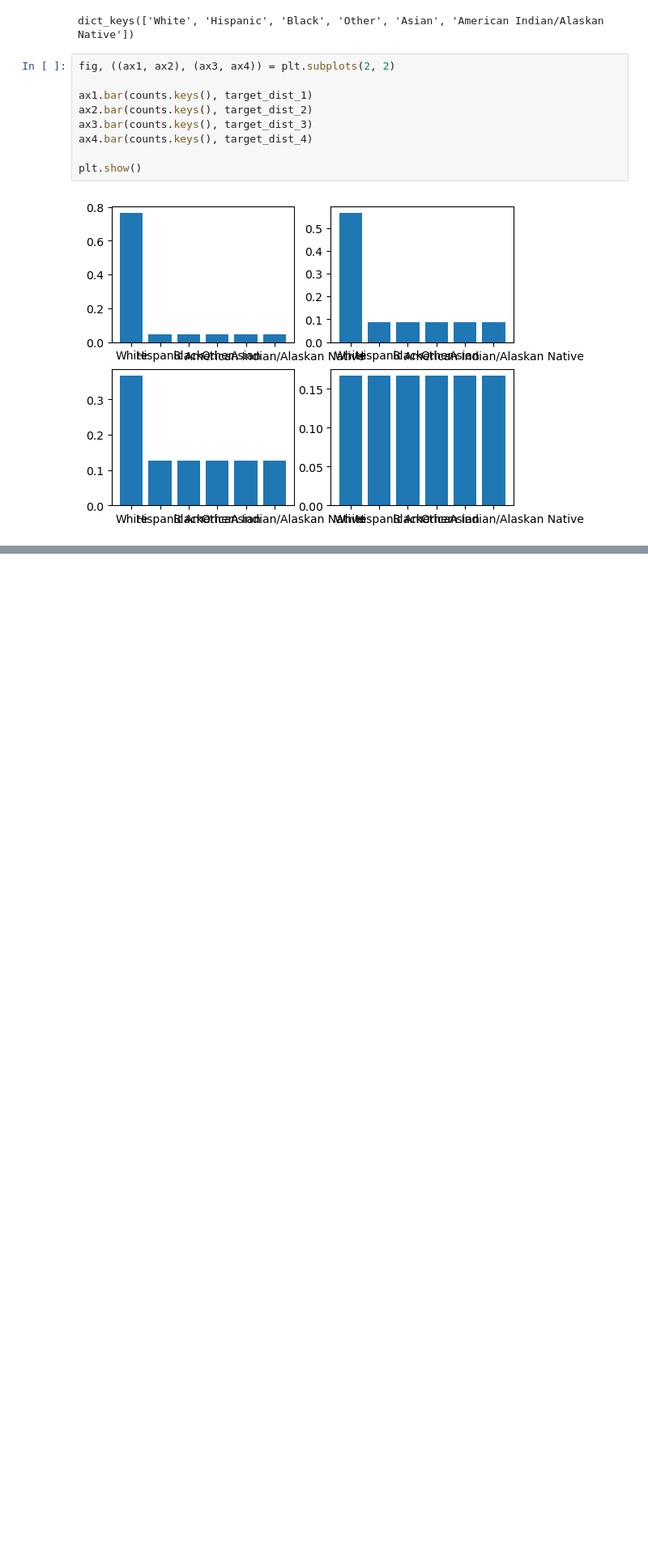
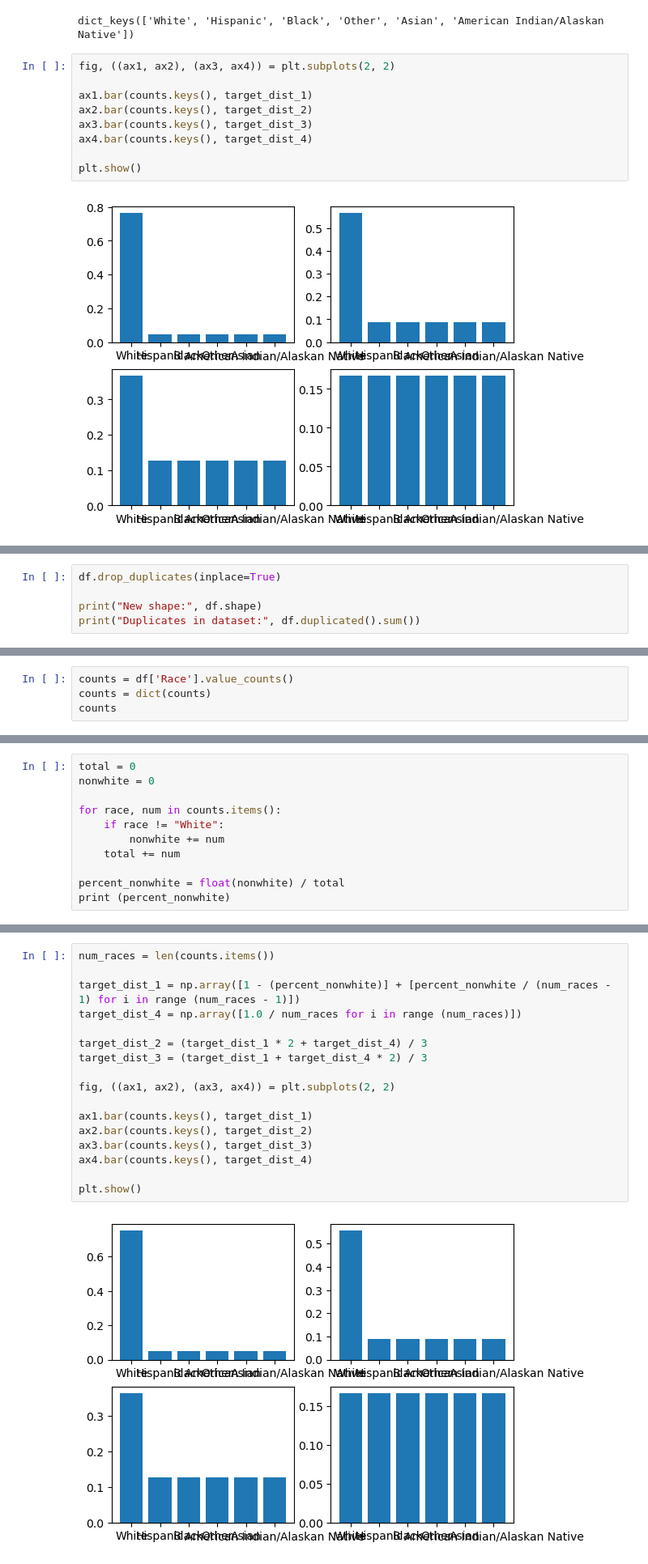
Before and after one commit to asmikumar/aidms, a Jupyter notebook: tests.ipynb, the cells around one changed output, grey strips where cells are left out. Shown: that part at 81% size. Saved outputs shown, nothing was run; the diff lists cells and outputs as text; blank space fills up the shorter version.

```diff
--- a/tests.ipynb
+++ b/tests.ipynb
@@ -150,0 +111,5 @@ plt.bar(counts.keys(), target_dist_1)
+# %%
+df.drop_duplicates(inplace=True)
+
+print("New shape:", df.shape)
+print("Duplicates in dataset:", df.duplicated().sum())
@@ -150,0 +119,4 @@ plt.bar(counts.keys(), target_dist_1)
+# %%
+counts = df['Race'].value_counts()
+counts = dict(counts)
+counts
@@ -150,0 +130,11 @@ plt.bar(counts.keys(), target_dist_1)
+# %%
+total = 0
+nonwhite = 0
+
+for race, num in counts.items():
+    if race != "White":
+        nonwhite += num
+    total += num
+
+percent_nonwhite = float(nonwhite) / total
+print (percent_nonwhite)
@@ -150,0 +143,19 @@ plt.bar(counts.keys(), target_dist_1)
+# %%
+num_races = len(counts.items())
+
+target_dist_1 = np.array([1 - (percent_nonwhite)] + [percent_nonwhite / (num_races - 1) for i in range (num_races - 1)])
+target_dist_4 = np.array([1.0 / num_races for i in range (num_races)])
+
+target_dist_2 = (target_dist_1 * 2 + target_dist_4) / 3
+target_dist_3 = (target_dist_1 + target_dist_4 * 2) / 3
+
+fig, ((ax1, ax2), (ax3, ax4)) = plt.subplots(2, 2)
+
+ax1.bar(counts.keys(), target_dist_1)
+ax2.bar(counts.keys(), target_dist_2)
+ax3.bar(counts.keys(), target_dist_3)
+ax4.bar(counts.keys(), target_dist_4)
+
+plt.show()
+# %% [output]
+[figure, added]
```
Also changed, not shown: parts of 19 cells of this notebook.
